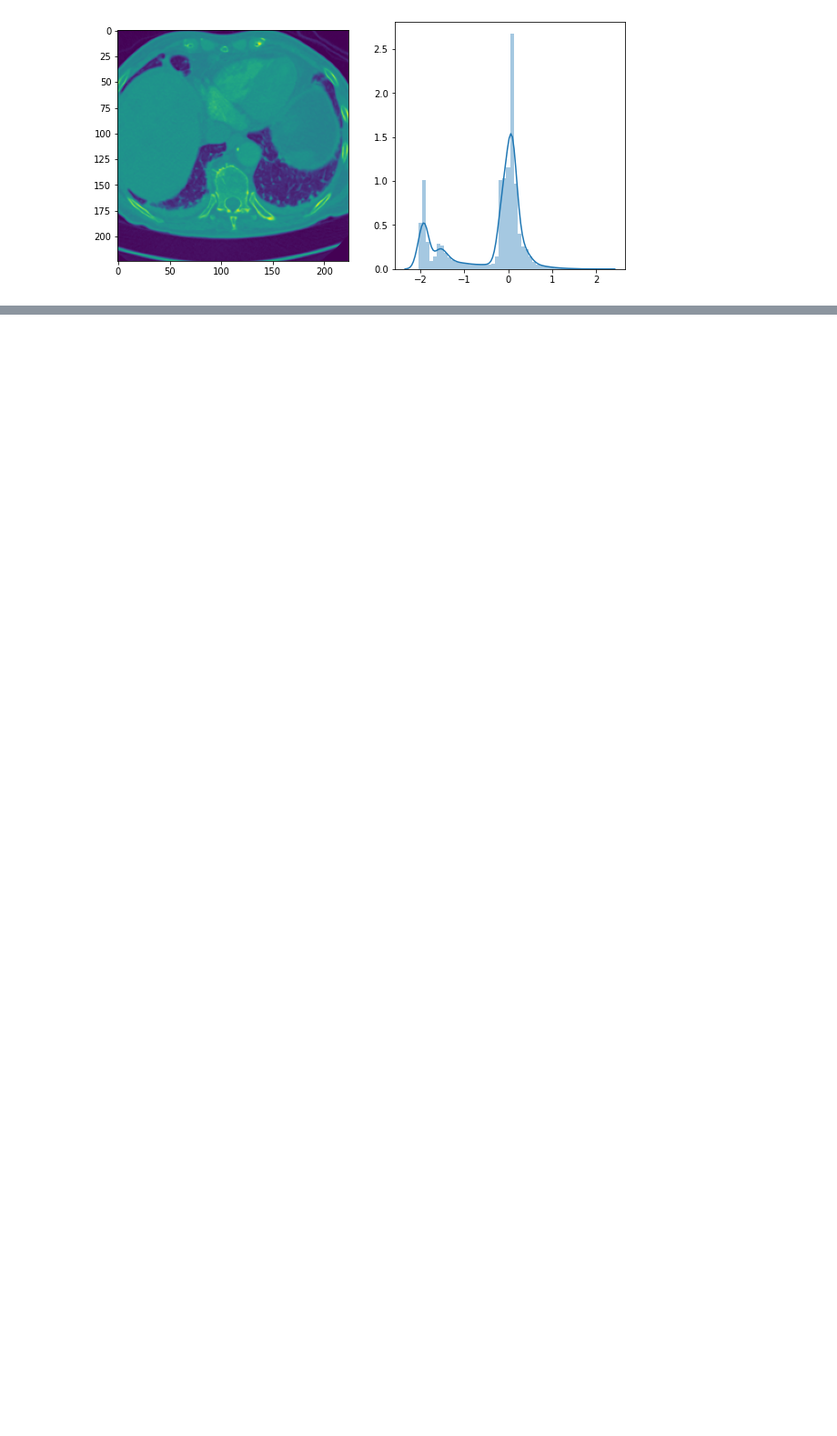
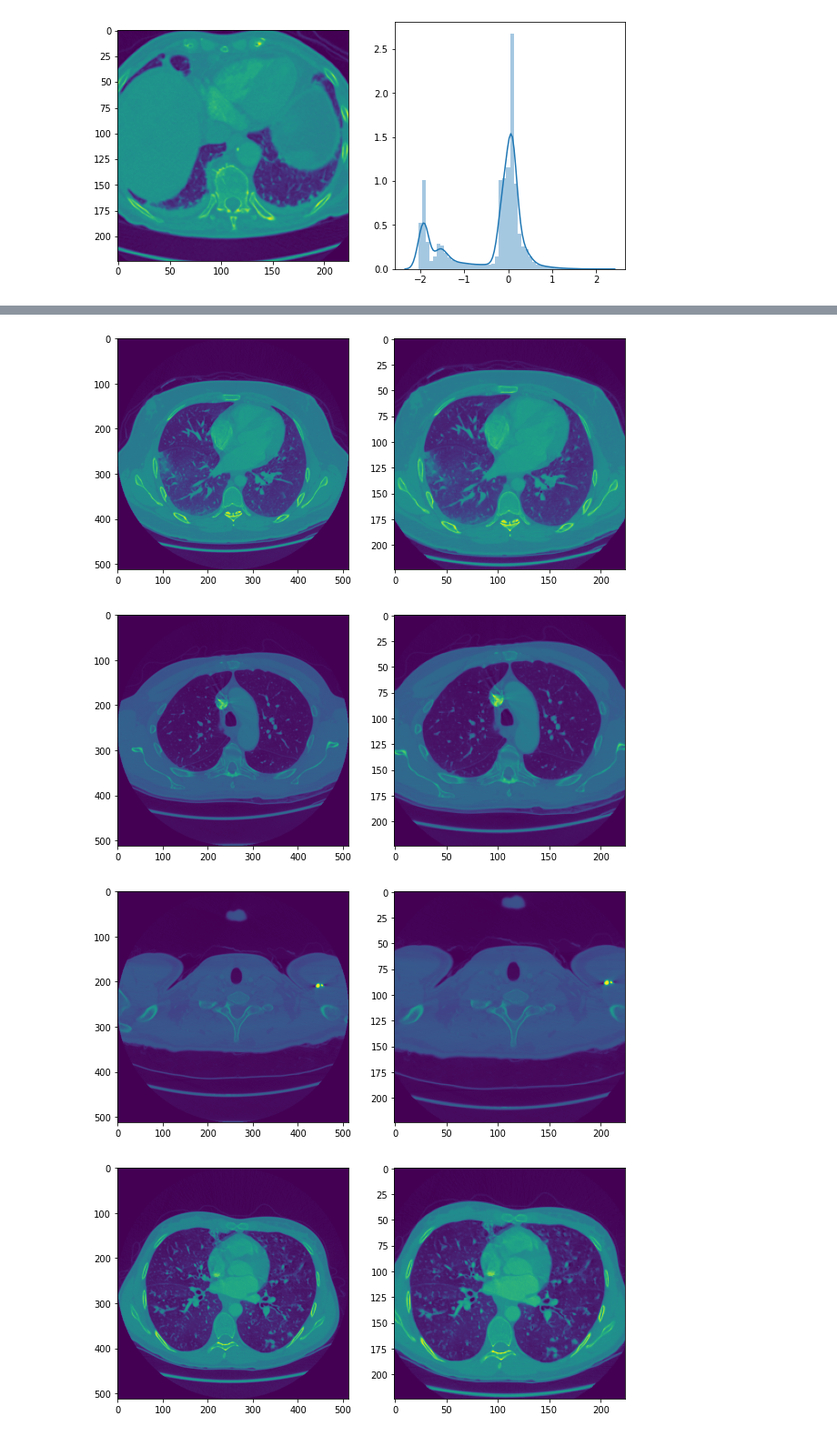
Before and after one commit to Neurobiologist/EC601-Pulmonary-Embolism, a Jupyter notebook: SequenceModeling/2D-ResNeXt-50-exp-2.ipynb, the cells around one changed output, grey strips where cells are left out. Shown at 91% size. Cells and saved outputs as stored; diff of their text form; code cells hidden in the pictures; blank space fills up the shorter version.

```diff
--- a/SequenceModeling/2D-ResNeXt-50-exp-2.ipynb
+++ b/SequenceModeling/2D-ResNeXt-50-exp-2.ipynb
@@ -101,0 +244,4 @@ sns.distplot(image.flatten(), ax=ax[1]);
+# %%
+indices = indices.tolist()
+for index in indices:
+    print(train_df.pe_present_on_image[index])
@@ -101,0 +265,32 @@ sns.distplot(image.flatten(), ax=ax[1]);
+# %%
+def get_original_image(pedataframe,idx):
+    img_name = os.path.join(train_dir,
+                            pedataframe.StudyInstanceUID[idx],
+                            pedataframe.SeriesInstanceUID[idx],
+                            pedataframe.SOPInstanceUID[idx] + '.dcm')
+    dicom_image = pydicom.dcmread(img_name)
+
+    try:
+        # RuntimeError: The following handlers are available to decode the pixel ...
+        # data however they are missing required dependencies: GDCM (req. GDCM)
+        image = dicom_image.pixel_array
+    except:
+        print('Error parsing ', img_name)
+        return None
+
+    # in OSIC we find outside-scanner-regions with raw-values of -2000.
+    # Let's threshold between air (0) and this default (-2000) using -1000
+    image[image <= -1000] = 0
+
+     # convert to HU using DICOM information
+    # HU is a number between -1000 and 1000 (generally)
+    # good lung tissue is between -950 and -700 (approximately)
+    intercept = dicom_image.RescaleIntercept
+    slope = dicom_image.RescaleSlope
+
+    if slope != 1:
+        image = slope * image.astype(np.float64)
+
+    image = image.astype(np.int16)
+    image += np.int16(intercept)
+    return image
@@ -101,0 +301,13 @@ sns.distplot(image.flatten(), ax=ax[1]);
+# %%
+for i in range(len(indices)):
+    index = indices[i]
+    image = get_original_image(train_df, index)
+    data_i = data[i,0,:,:]
+    fig, ax = plt.subplots(1,2,figsize=(10,5))
+    ax[0].imshow(image)
+    ax[1].imshow(data_i)
+# %% [output]
+[figure, added]
+[figure, added]
+[figure, added]
+[figure, added]
```
Also changed, not shown: parts of 22 cells of this notebook, 6 other files.
